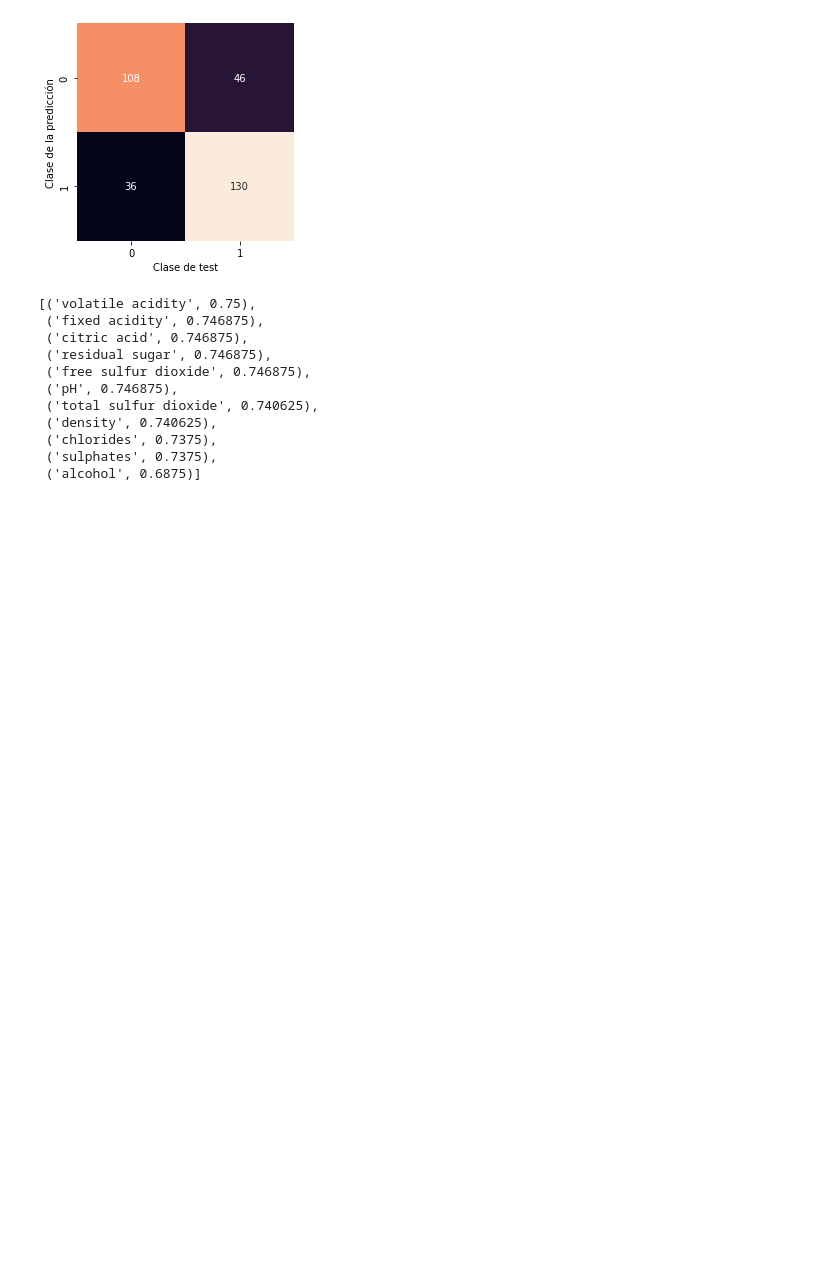
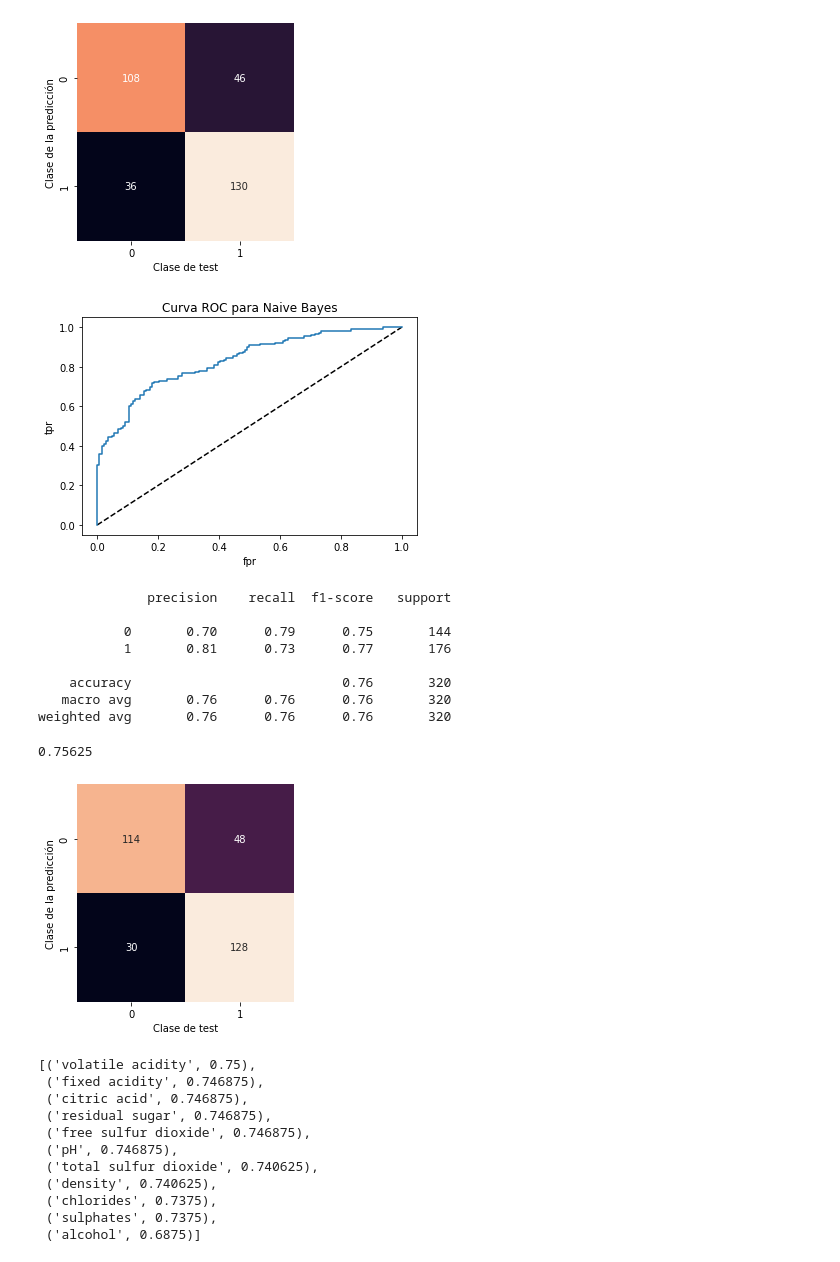
Before and after one commit to rdambrosioz/aa_2021, a Jupyter notebook: aa_tarea1_costanzo_dambrosio.ipynb, the cells around one changed output. Drawn from its saved outputs; the diff is of its cells as text; code cells hidden in the pictures; blank space fills up the shorter version.

```diff
--- a/aa_tarea1_costanzo_dambrosio.ipynb
+++ b/aa_tarea1_costanzo_dambrosio.ipynb
@@ -275,7 +275,7 @@ wine_df
 # %%
 from sklearn.metrics import accuracy_score, classification_report, confusion_matrix, roc_auc_score, roc_curve
 
-def get_scores(Y_pred, probs, Y_test):
+def get_scores(Y_pred, probs, Y_test, plot=True):
 
   # Calcular TP, TN, FP, FN
   # Armar matriz de cofusion
@@ -283,21 +283,25 @@ def get_scores(Y_pred, probs, Y_test):
   # AUC
   # probas = model.predict_proba(X_test)
   fpr, tpr, thresholds = roc_curve(Y_test,probs[:,1])
-
-  plt.plot([0,1],[0,1],'k--') #se grafica la linea diagonal
-  plt.plot(fpr, tpr, label='NB') #se grafica la curva ROC
-  plt.xlabel('fpr')
-  plt.ylabel('tpr')
-  plt.title('Curva ROC para Naive Bayes')
-  plt.show()
+  if plot:
+    plt.plot([0,1],[0,1],'k--') #se grafica la linea diagonal
+    plt.plot(fpr, tpr, label='NB') #se grafica la curva ROC
+    plt.xlabel('fpr')
+    plt.ylabel('tpr')
+    plt.title('Curva ROC para Naive Bayes')
+    plt.show()
 
   accuracy = accuracy_score(Y_test, Y_pred)
-  print (classification_report(Y_test,Y_pred))
+
 
   mat = confusion_matrix(Y_test, Y_pred)
-  sns.heatmap(mat.T, square=True, annot=True, fmt='d', cbar=False)
-  plt.xlabel('Clase de test')
-  plt.ylabel('Clase de la predicción');
+  if plot:
+    print (classification_report(Y_test,Y_pred))
+    sns.heatmap(mat.T, square=True, annot=True, fmt='d', cbar=False)
+    plt.xlabel('Clase de test')
+    plt.ylabel('Clase de la predicción');
+
+  return accuracy
 # %%
 sample = 0.8
 df_train, df_test = train_test_split(wine_df, train_size=sample)
@@ -356,6 +360,32 @@ get_scores(Y_pred, new_Y_pewd, Y_test)
    macro avg       0.74      0.74      0.74       320
 weighted avg       0.75      0.74      0.74       320
 [figure]
+# %%
+from sklearn.linear_model import LogisticRegression
+
+model = LogisticRegression(max_iter=1000, solver='lbfgs', class_weight='balanced')
+# model.fit(X_train, Y_train);
+
+pipe = Pipeline([('fselector', SelectKBest(chi2, k=10)), ('lr', model)])
+pipe.fit(X_train, Y_train)
+new_Y_pewd = pipe.predict_proba(X_test)
+
+# new_Y_pewd = model.predict_proba(X_test)
+umbral_prob = 0.5
+Y_pred = [0 if p>umbral_prob else 1 for p in new_Y_pewd[:,0]]
+get_scores(Y_pred, new_Y_pewd, Y_test)
+# %% [output]
+[figure, added]
+              precision    recall  f1-score   support
+
+           0       0.70      0.79      0.75       144
+           1       0.81      0.73      0.77       176
+
+    accuracy                           0.76       320
+   macro avg       0.76      0.76      0.76       320
+weighted avg       0.76      0.76      0.76       320
+0.75625
+[figure, added]
 # %%
 model = GaussianNB()
 pipe = Pipeline([('gnb', model)])
```
Also changed, not shown: parts of 5 cells of this notebook.
